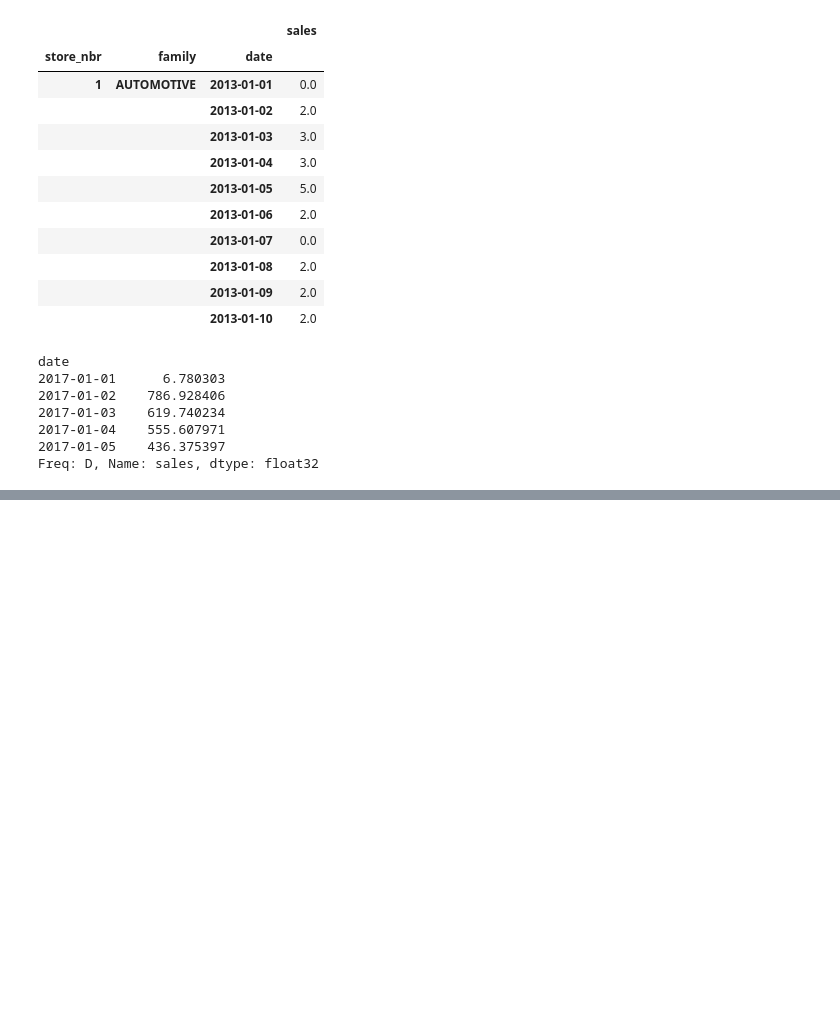
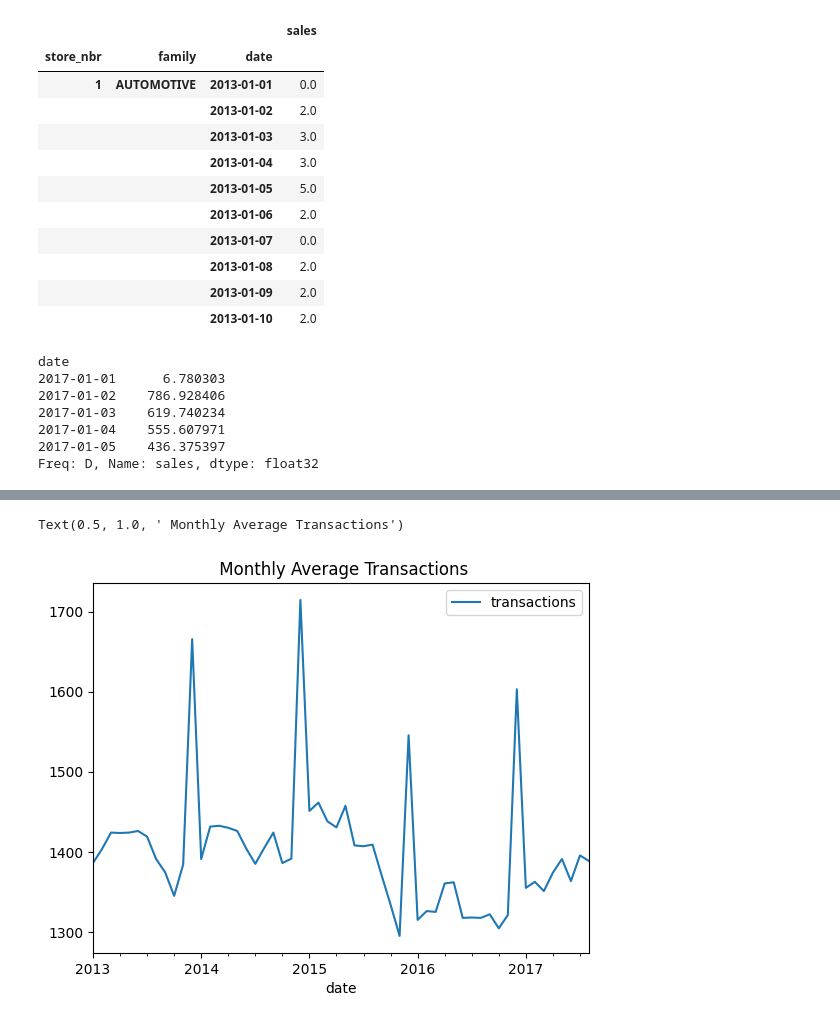
Before and after one commit to Ephicho/Regression, a Jupyter notebook: Regression.ipynb, the cells around one changed output, grey strips where cells are left out. Saved outputs shown, nothing was run; the diff lists cells and outputs as text; code cells hidden in the pictures; blank space fills up the shorter version.

```diff
--- a/Regression.ipynb
+++ b/Regression.ipynb
@@ -371,3 +393,8 @@ def seasonal_plot(season='year', index='month', column=None):
 
     piv = pd.pivot_table(pd, index=piv_index, columns=piv_season, values=[column])
     piv.plot(figsize=(12,8))
+# %%
+df_trans = transaction_data.copy().set_index("date")
+df_trans.head()
+monthly_trans= df_trans.drop(labels= "store_nbr",axis= 1).resample("M").median()
+monthly_trans.head()
@@ -373,0 +409,6 @@ def seasonal_plot(season='year', index='month', column=None):
+# %%
+monthly_trans.plot()
+plt.title(" Monthly Average Transactions")
+# %% [output]
+Text(0.5, 1.0, ' Monthly Average Transactions')
+[figure, added]
```
Also changed, not shown: parts of 33 cells of this notebook.
